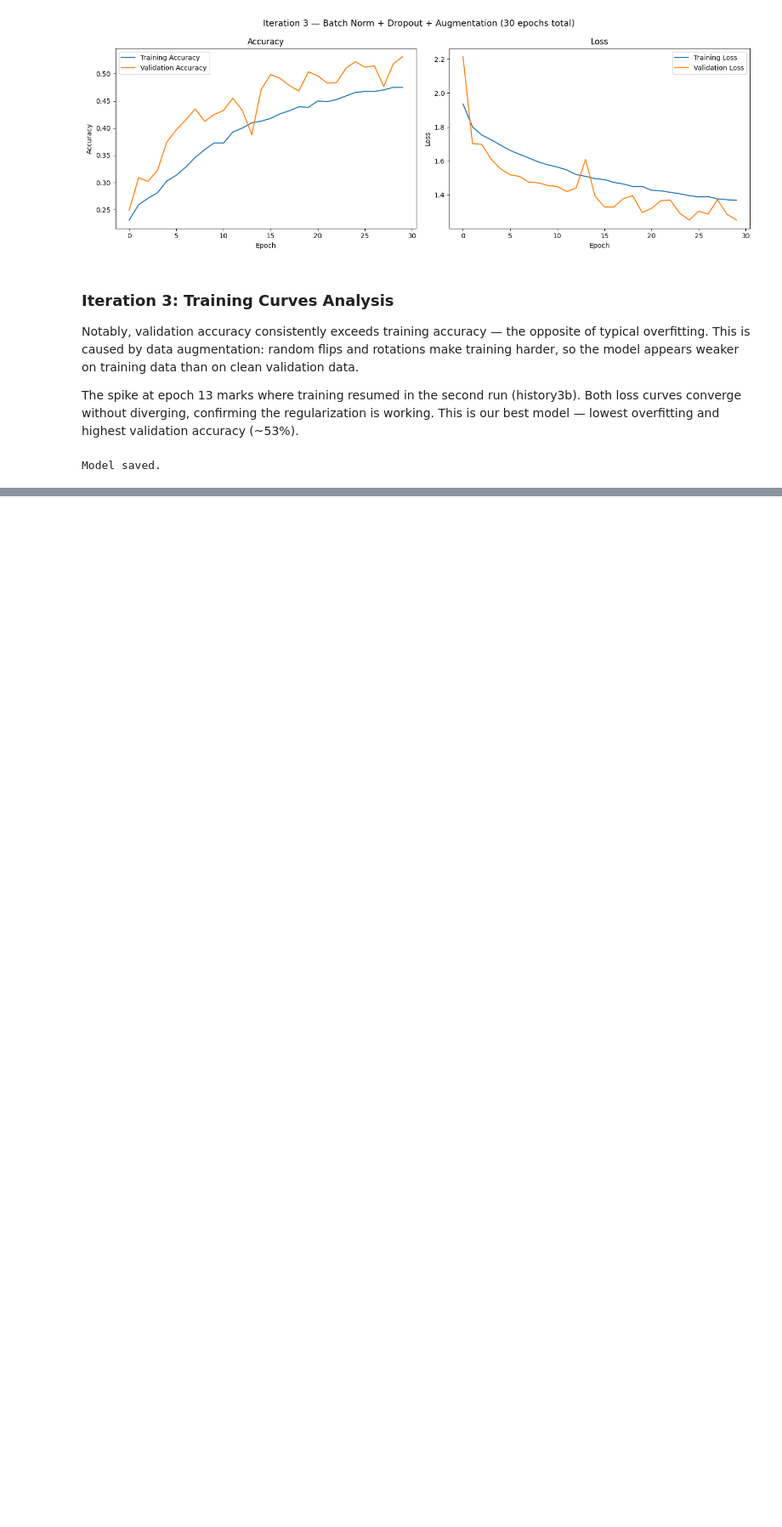
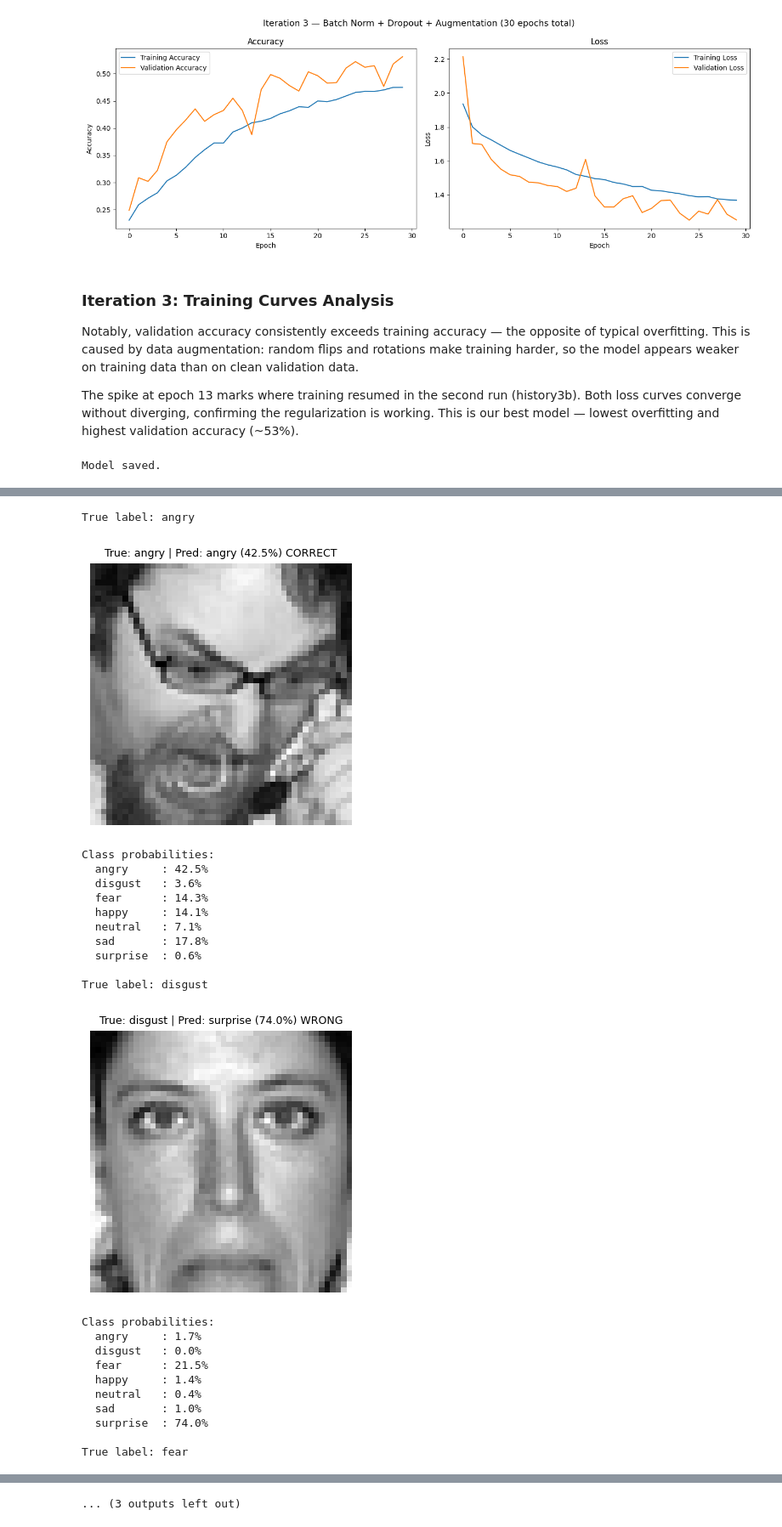
Before and after one commit to elzacapar/facial-expression-classifier, a Jupyter notebook: facial-expression-classifier.ipynb, the cells around one changed output, grey strips where cells are left out. Shown at 85% size. Saved outputs shown, nothing was run; the diff lists cells and outputs as text; code cells hidden in the pictures; blank space fills up the shorter version.

```diff
--- a/facial-expression-classifier.ipynb
+++ b/facial-expression-classifier.ipynb
@@ -626,3 +639,21 @@ model3.save("model/facial_expression_model.keras")
 print("Model saved.")
 # %% [output]
 Model saved.
+# %%
+os.makedirs("model", exist_ok=True)
+model3.save("model/facial_expression_model.keras")
+
+# Save training histories so plots can be regenerated without retraining
+with open("model/history3.json", "w") as f:
+    json.dump(history3.history, f)
+with open("model/history3b.json", "w") as f:
+    json.dump(history3b.history, f)
+
+print("Model and histories saved.")
+
+# To reload histories if re-running notebook without retraining:
+# with open("model/history3.json") as f:
+#     history3_data = json.load(f)
+# with open("model/history3b.json") as f:
+#     history3b_data = json.load(f)
+# combined3 = {key: history3_data[key] + history3b_data[key] for key in history3_data}
@@ -628,0 +796,57 @@ Model saved.
+# %%
+def predict_image(img_path, model, class_names, true_label=None):
+    img = Image.open(img_path).convert("L")
+    img = img.resize((48, 48))
+    img_array = np.array(img) / 255.0
+    img_array = img_array.reshape(1, 48, 48, 1)
+
+    predictions = model.predict(img_array, verbose=0)
+    predicted_class = class_names[np.argmax(predictions)]
+    confidence = np.max(predictions) * 100
+
+    correct = "CORRECT" if predicted_class == true_label else "WRONG"
+    title = f"True: {true_label} | Pred: {predicted_class} ({confidence:.1f}%) {correct}"
+
+    plt.figure(figsize=(4, 4))
+    plt.imshow(np.array(img), cmap="gray")
+    plt.title(title, fontsize=9)
+    plt.axis("off")
+    plt.show()
+
+    print("Class probabilities:")
+    for name, prob in zip(class_names, predictions[0]):
+        print(f"  {name:10s}: {prob*100:.1f}%")
+
+test_images = []
+for cls in class_names:
+    cls_dir = os.path.join(TEST_DIR, cls)
+    first_img = os.listdir(cls_dir)[0]
+    test_images.append((os.path.join(cls_dir, first_img), cls))
+
+for img_path, true_label in test_images:
+    print(f"\nTrue label: {true_label}")
+    predict_image(img_path, model3, class_names, true_label=true_label)
+# %% [output]
+True label: angry
+[figure, added]
+Class probabilities:
+  angry     : 42.5%
+  disgust   : 3.6%
+  fear      : 14.3%
+  happy     : 14.1%
+  neutral   : 7.1%
+  sad       : 17.8%
+  surprise  : 0.6%
+
+True label: disgust
+[figure, added]
+Class probabilities:
+  angry     : 1.7%
+  disgust   : 0.0%
+  fear      : 21.5%
+  happy     : 1.4%
+  neutral   : 0.4%
+  sad       : 1.0%
+  surprise  : 74.0%
+
+True label: fear
@@ -628,0 +887 @@ Model saved.
+... (3 outputs left out)
```
Also changed, not shown: parts of 21 cells of this notebook.
